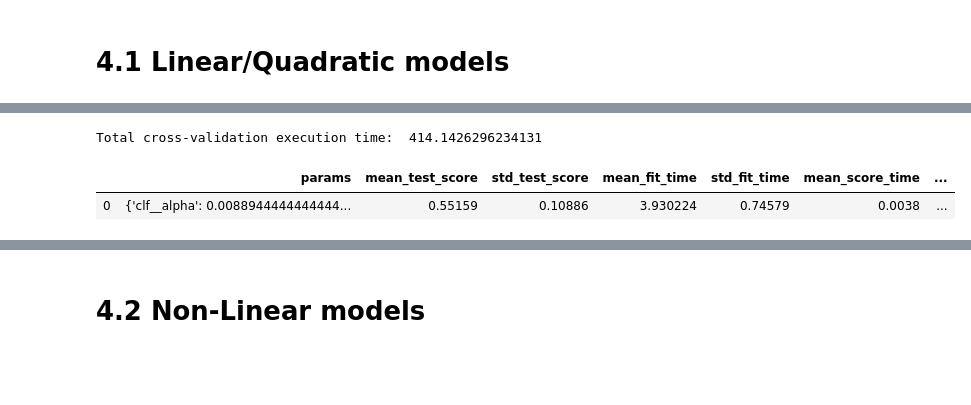
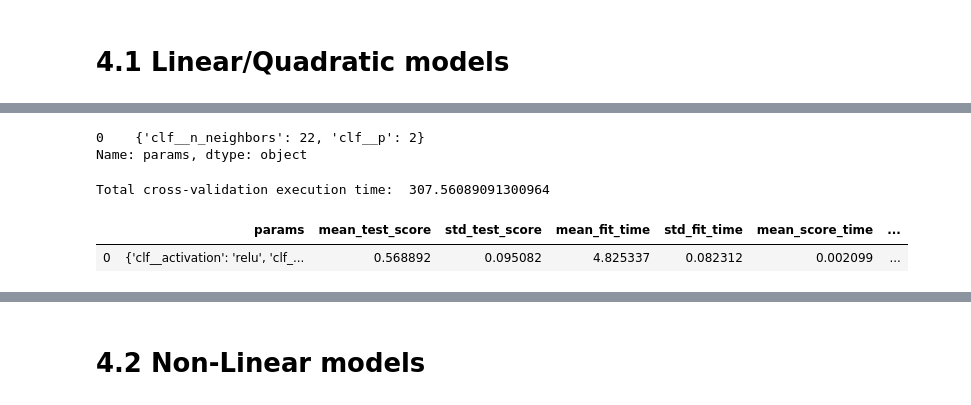
Before and after one commit to josebasierra/clasificacion-imagenes-mentales-APA, a Jupyter notebook: script.ipynb, the cells around one changed output, grey strips where cells are left out. Saved outputs shown, nothing was run; the diff lists cells and outputs as text; code cells hidden in the pictures; blank space fills up the shorter version.

```diff
--- a/script.ipynb
+++ b/script.ipynb
@@ -441,25 +441,32 @@ Total cross-validation execution time:  29.520546913146973
+# %%
+(kneigh_data.params)
+# %% [output]
+0    {'clf__n_neighbors': 22, 'clf__p': 2}
+Name: params, dtype: object
 # %%
 #After executing the upper block, updates the model if it is better than the previous one
 update_model("Kneighbors", kneigh_data, kneigh_model)
 # %%
 from sklearn.neural_network import MLPClassifier
 
 # MLP default solver = 'adam', activation = 'relu'
 pipeline = Pipeline([('scaler', scaler), ('pca', pca), ('clf', MLPClassifier(max_iter=500))])
 
-alphas = np.linspace(0.00001,0.02,10)
+alphas = np.linspace(0.01,0.02,11)
 parameter_space = {
     'clf__alpha': alphas,
-    'clf__hidden_layer_sizes':[(5,),(10,),(15,)]
+    'clf__hidden_layer_sizes':[(5,),(7,),(9,),(10,),(11,),(13,),(15,)],
+    'clf__solver':["lbfgs", "sgd", "adam"],
+    'clf__activation':[('identity'), ('logistic'), ('tanh'), ('relu')]
 }
 
 MLP_model, MLP_data = execute(pipeline, parameter_space)
 MLP_data['model'] = 'MLP'
 MLP_data
 # %% [output]
-Total cross-validation execution time:  414.1426296234131
+Total cross-validation execution time:  307.56089091300964
 |  | params | mean_test_score | std_test_score | mean_fit_time | std_fit_time | mean_score_time | ... |
-| 0 | {'clf__alpha': 0.0088944444444444... | 0.55159 | 0.10886 | 3.930224 | 0.74579 | 0.0038 | ... |
+| 0 | {'clf__activation': 'relu', 'clf_... | 0.568892 | 0.095082 | 4.825337 | 0.082312 | 0.002099 | ... |
 # %%
 #After executing the upper block, updates the model if it is better than the previous one
 update_model("MLP", MLP_data, MLP_model)
```
Also changed, not shown: parts of 14 cells of this notebook, 10 other files.
